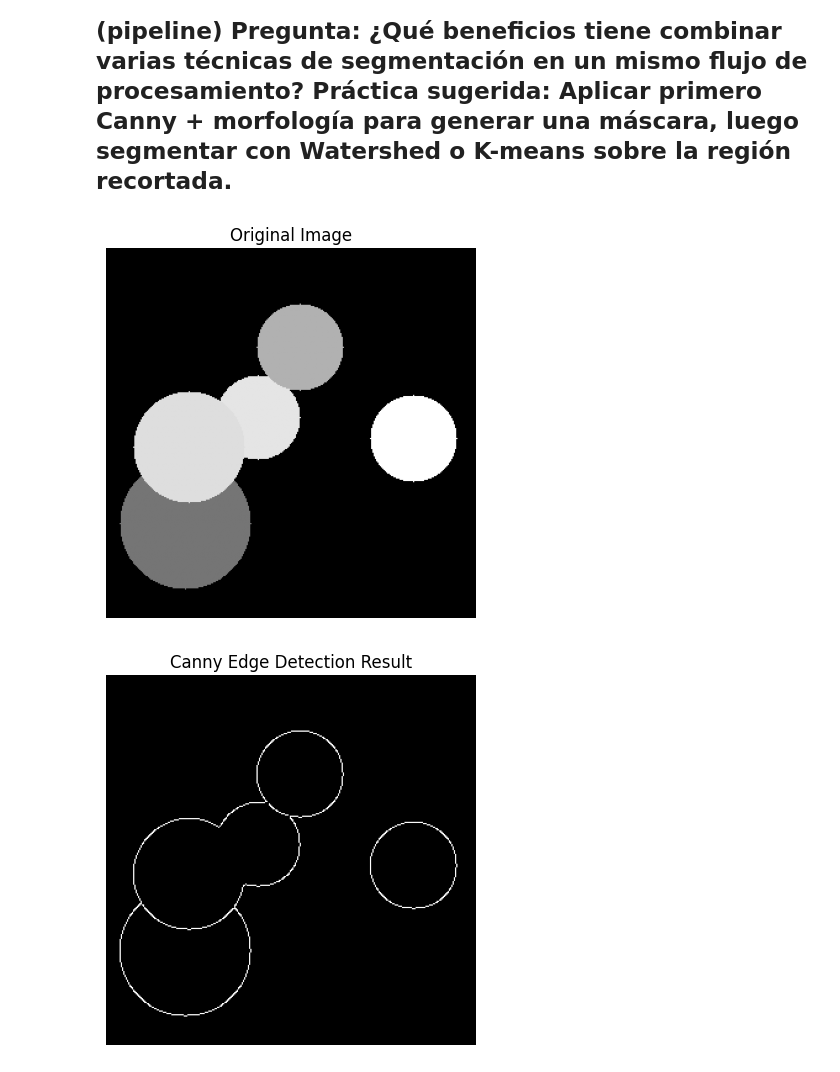
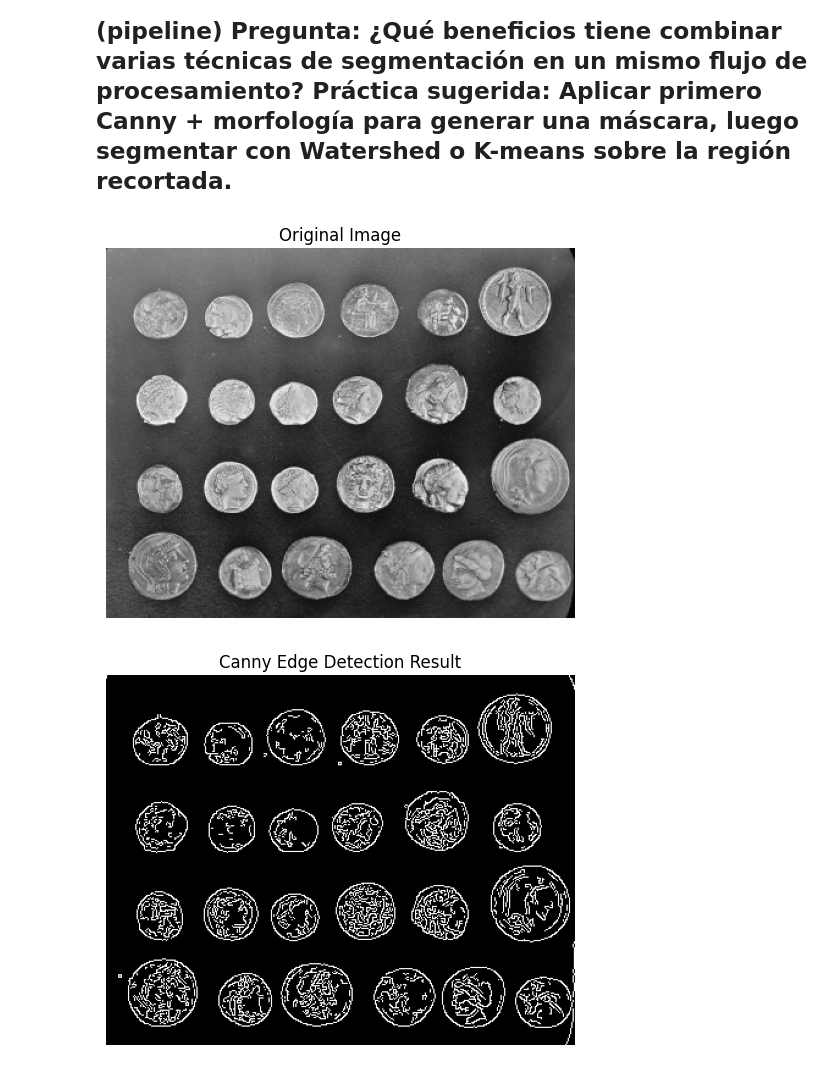
Before and after one commit to LucasEPK/tps-proc-imagenes, a Jupyter notebook: TP 5/code/tp5.ipynb, the cells around one changed output. Saved outputs shown, nothing was run; the diff lists cells and outputs as text; code cells hidden in the pictures.

```diff
--- a/TP 5/code/tp5.ipynb
+++ b/TP 5/code/tp5.ipynb
@@ -103,7 +104,7 @@ plt.show()
 # %% [markdown]
 ## 10. (*) Segmentación por combinación de técnicas (pipeline) Pregunta: ¿Qué beneficios tiene combinar varias técnicas de segmentación en un mismo flujo de procesamiento? Práctica sugerida: Aplicar primero Canny + morfología para generar una máscara, luego segmentar con Watershed o K-means sobre la región recortada.
 # %%
-image = cv2.imread('img/img_grises2.png', cv2.IMREAD_GRAYSCALE)
+image = skimage.data.coins()
 
 # Show it
 plt.imshow(image, cmap='gray')
@@ -112,43 +113,44 @@ plt.axis('off')
 plt.show()
 
 # apply canny
-canny = cv2.Canny(image, 50, 100)
+canny = cv2.Canny(image, 100, 200)
 # Display the Canny edge detection result
 plt.imshow(canny, cmap='gray')
 plt.title("Canny Edge Detection Result")
 plt.axis('off')
 plt.show()
 
 # apply morphology
-kernel = np.ones((5, 5), np.uint8)
+kernel = np.ones((12, 12), np.uint8)
 morphed = cv2.morphologyEx(canny, cv2.MORPH_CLOSE, kernel)
 # Display the result of morphological operation
 plt.imshow(morphed, cmap='gray')
 plt.title("Morphological Operation Result")
 plt.axis('off')
 plt.show()
 
-edge_inv = np.logical_not(morphed)
-# Display the inverted edges
-plt.imshow(edge_inv, cmap='gray')
-plt.title("Inverted Edges")
+# apply open operation
+morphed_open = cv2.morphologyEx(morphed, cv2.MORPH_OPEN, kernel)
+# Display the result of morphological open operation
+plt.imshow(morphed_open, cmap='gray')
+plt.title("Morphological Open Operation Result")
 plt.axis('off')
 plt.show()
 
 # apply watershed
-distance = ndi.distance_transform_edt(edge_inv)
+distance = ndi.distance_transform_edt(morphed_open)
 # Get coordinates of local maxima
-coordinates = skimage.feature.peak_local_max(distance, labels=edge_inv)
+coordinates = skimage.feature.peak_local_max(distance, labels=morphed_open)
 # Create a mask of local maxima
 local_max = np.zeros_like(distance, dtype=bool)
 local_max[tuple(coordinates.T)] = True
 markers = ndi.label(local_max)[0]
-labels = skimage.segmentation.watershed(-distance, markers, mask=edge_inv)
+labels = skimage.segmentation.watershed(-distance, markers, mask=morphed_open)
 # Display the result of watershed
 plt.imshow(labels, cmap='nipy_spectral')
 plt.title("Watershed Result")
 plt.axis('off')
 plt.show()
 # %% [output]
-[figure, old version]
+[figure, new version]
-[figure, old version]
+[figure, new version]
```
Also changed, not shown: parts of 3 cells of this notebook, 14 other files.
